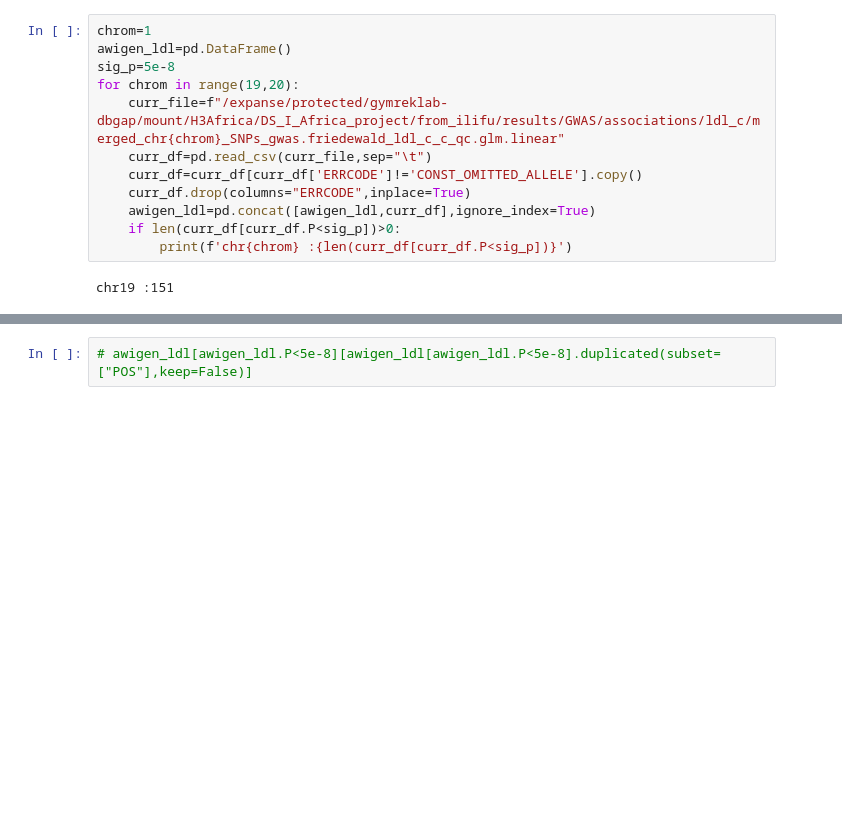
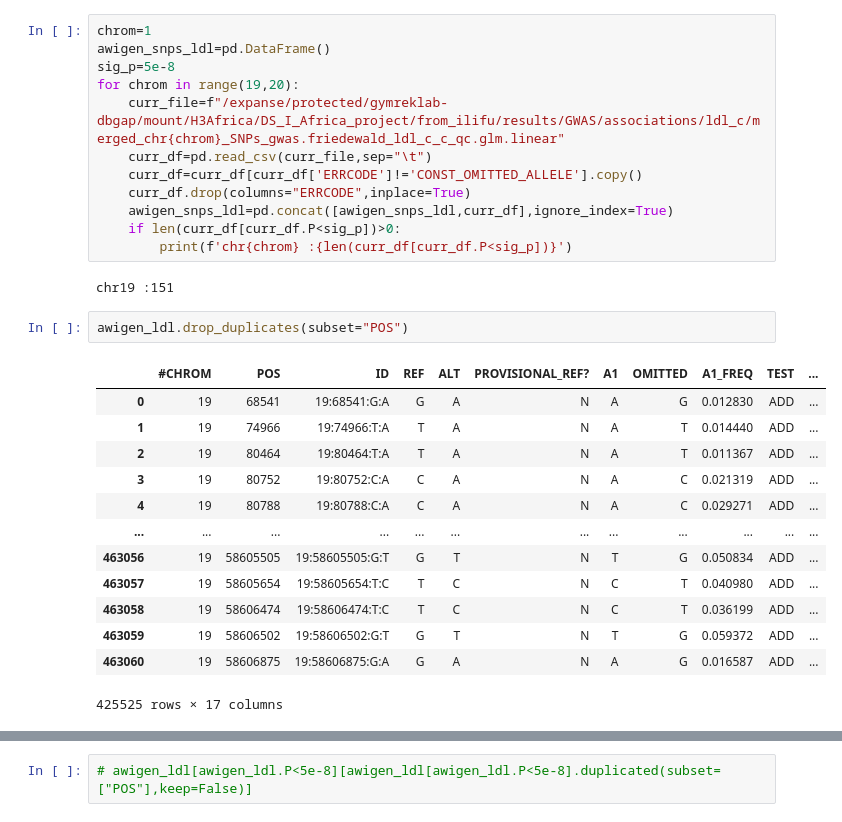
Before and after one commit to yli091230/AWIGEN_TRs, a Jupyter notebook: notebooks/gwas_results/GWAS_result_visulize.ipynb, the cells around one changed output, grey strips where cells are left out. Cells and saved outputs as stored; diff of their text form; blank space fills up the shorter version.

```diff
--- a/notebooks/gwas_results/GWAS_result_visulize.ipynb
+++ b/notebooks/gwas_results/GWAS_result_visulize.ipynb
@@ -61,18 +61,34 @@ gwas signals between two studies
 ### Check the SNPs regression data
 # %%
 chrom=1
-awigen_ldl=pd.DataFrame()
+awigen_snps_ldl=pd.DataFrame()
 sig_p=5e-8
 for chrom in range(19,20):
     curr_file=f"/expanse/protected/gymreklab-dbgap/mount/H3Africa/DS_I_Africa_project/from_ilifu/results/GWAS/associations/ldl_c/merged_chr{chrom}_SNPs_gwas.friedewald_ldl_c_c_qc.glm.linear"
     curr_df=pd.read_csv(curr_file,sep="\t")
     curr_df=curr_df[curr_df['ERRCODE']!='CONST_OMITTED_ALLELE'].copy()
     curr_df.drop(columns="ERRCODE",inplace=True)
-    awigen_ldl=pd.concat([awigen_ldl,curr_df],ignore_index=True)
+    awigen_snps_ldl=pd.concat([awigen_snps_ldl,curr_df],ignore_index=True)
     if len(curr_df[curr_df.P<sig_p])>0:
         print(f'chr{chrom} :{len(curr_df[curr_df.P<sig_p])}')
 # %% [output]
 chr19 :151
+# %%
+awigen_ldl.drop_duplicates(subset="POS")
+# %% [output]
+|  | #CHROM | POS | ID | REF | ALT | PROVISIONAL_REF? | A1 | OMITTED | A1_FREQ | TEST | ... |
+| 0 | 19 | 68541 | 19:68541:G:A | G | A | N | A | G | 0.012830 | ADD | ... |
+| 1 | 19 | 74966 | 19:74966:T:A | T | A | N | A | T | 0.014440 | ADD | ... |
+| 2 | 19 | 80464 | 19:80464:T:A | T | A | N | A | T | 0.011367 | ADD | ... |
+| 3 | 19 | 80752 | 19:80752:C:A | C | A | N | A | C | 0.021319 | ADD | ... |
+| 4 | 19 | 80788 | 19:80788:C:A | C | A | N | A | C | 0.029271 | ADD | ... |
+| ... | ... | ... | ... | ... | ... | ... | ... | ... | ... | ... | ... |
+| 463056 | 19 | 58605505 | 19:58605505:G:T | G | T | N | T | G | 0.050834 | ADD | ... |
+| 463057 | 19 | 58605654 | 19:58605654:T:C | T | C | N | C | T | 0.040980 | ADD | ... |
+| 463058 | 19 | 58606474 | 19:58606474:T:C | T | C | N | C | T | 0.036199 | ADD | ... |
+| 463059 | 19 | 58606502 | 19:58606502:G:T | G | T | N | T | G | 0.059372 | ADD | ... |
+| 463060 | 19 | 58606875 | 19:58606875:G:A | G | A | N | A | G | 0.016587 | ADD | ... |
+425525 rows × 17 columns
 # %%
 sig_p=5e-8
 f, ax = plt.subplots(figsize=(24, 15))
```
Also changed, not shown: parts of 1 cell of this notebook, 5 other files.
